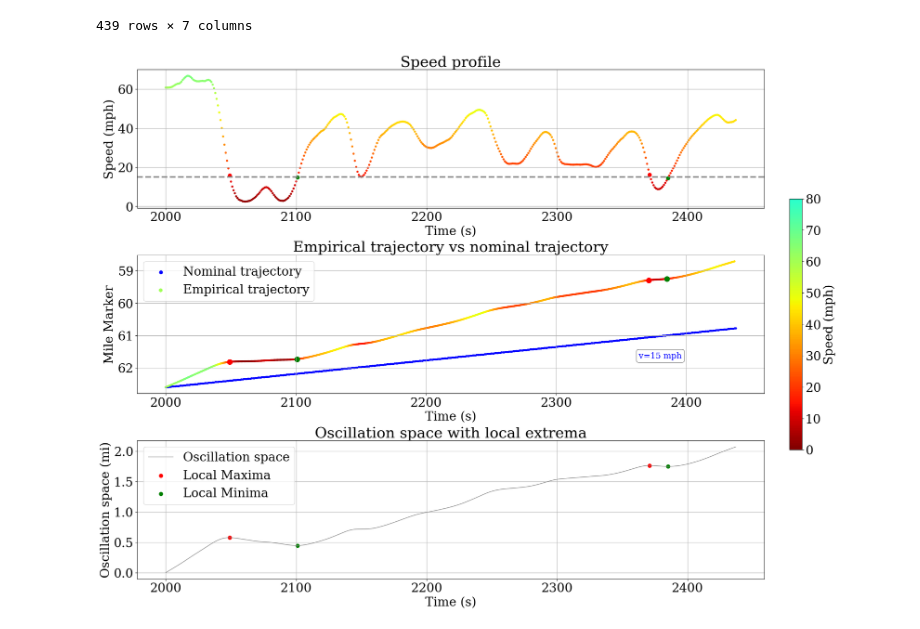
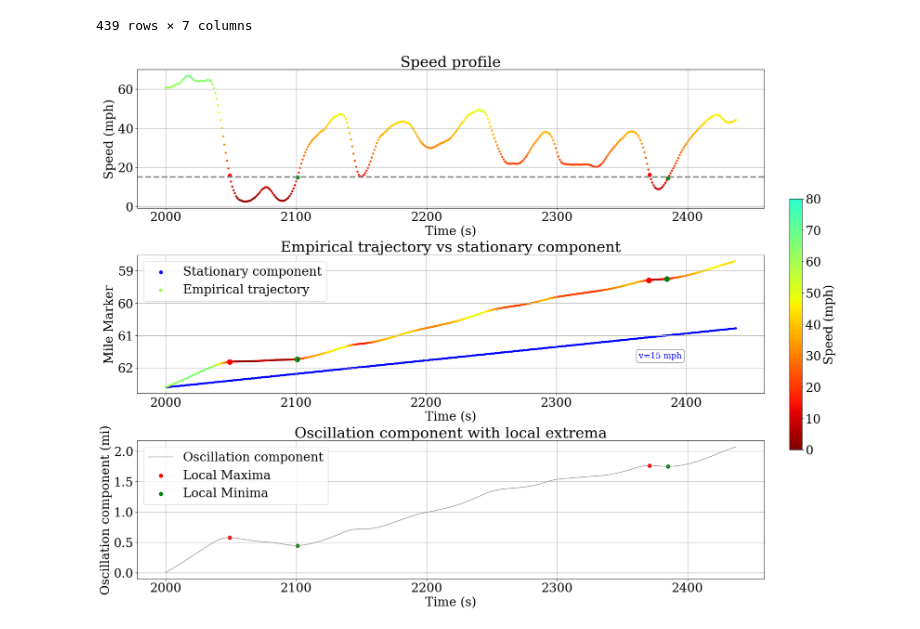
Before and after one commit to I24-MOTION/wave-analysis, a Jupyter notebook: demo/visual-flow-chart.ipynb, the cells around one changed output. Drawn from its saved outputs; the diff is of its cells as text; code cells hidden in the pictures.

Commit message:
Update the figure to keep terminology consistent

```diff
--- a/demo/visual-flow-chart.ipynb
+++ b/demo/visual-flow-chart.ipynb
@@ -63,42 +63,42 @@ axs[0].scatter(vt_sample['time'].iloc[front_peaks], vt_sample['speed'].iloc[fron
 axs[0].set_title('Speed profile')
 axs[0].grid(True)
 # second subplot
-axs[1].scatter(vt_sample['time'], vt_sample['nominal_space'], label='Nominal trajectory', s=10,
+axs[1].scatter(vt_sample['time'], vt_sample['nominal_space'], label='Stationary component', s=10,
             color='blue')
 axs[1].scatter(vt_sample['time'], vt_sample['space'], label='Empirical trajectory',
                c=vt_sample['speed'], cmap=green_to_red, vmin=0, vmax=80, s=10)
 axs[1].scatter(vt_sample['time'].iloc[tail_peaks], vt_sample['space'].iloc[tail_peaks], color='red',
                s=100)
 axs[1].scatter(vt_sample['time'].iloc[front_peaks], vt_sample['space'].iloc[front_peaks], color='green',
                s=100)
 
 axs[1].set_xlabel('Time (s)')
 axs[1].set_ylabel('Mile Marker')
 # add a text saying v=15 mph
 axs[1].text(0.8, 0.3, 'v=15 mph', transform=axs[1].transAxes, fontsize=16, verticalalignment='top',
             bbox=dict(boxstyle='round', facecolor='white', alpha=0.5), color='blue')
 axs[1].invert_yaxis()
-axs[1].set_title('Empirical trajectory vs nominal trajectory')
+axs[1].set_title('Empirical trajectory vs stationary component')
 axs[1].legend(markerscale=2)
 axs[1].grid(True)
 # third subplot
 axs[2].plot(vt_sample['time'], vt_sample['oscillation_space'],
-            label='Oscillation space', color='grey', linewidth=1)
+            label='Oscillation component', color='grey', linewidth=1)
 axs[2].scatter(vt_sample['time'].iloc[tail_peaks], vt_sample['oscillation_space'].iloc[tail_peaks], color='red',
                s=50, label='Local Maxima')
 axs[2].scatter(vt_sample['time'].iloc[front_peaks], vt_sample['oscillation_space'].iloc[front_peaks], color='green',
                s=50, label='Local Minima')
 axs[2].set_xlabel('Time (s)')
-axs[2].set_ylabel('Oscillation space (mi)')
-axs[2].set_title('Oscillation space with local extrema')
+axs[2].set_ylabel('Oscillation component (mi)')
+axs[2].set_title('Oscillation component with local extrema')
 axs[2].legend()
 axs[2].grid(True)
 # add color bar
 sm = plt.cm.ScalarMappable(cmap=green_to_red, norm=plt.Normalize(vmin=0, vmax=80))
 sm.set_array([])
 cbar = fig.colorbar(sm, ax=axs, orientation='vertical', fraction=0.02, pad=0.04)
 cbar.set_label('Speed (mph)')
 plt.savefig('../figures/vehicle_trajectory_decomposition.pdf', dpi=300, bbox_inches='tight')
 plt.show()
 # %% [output]
-[figure, old version]
+[figure, new version]
```
Also changed, not shown: 2 other files.
